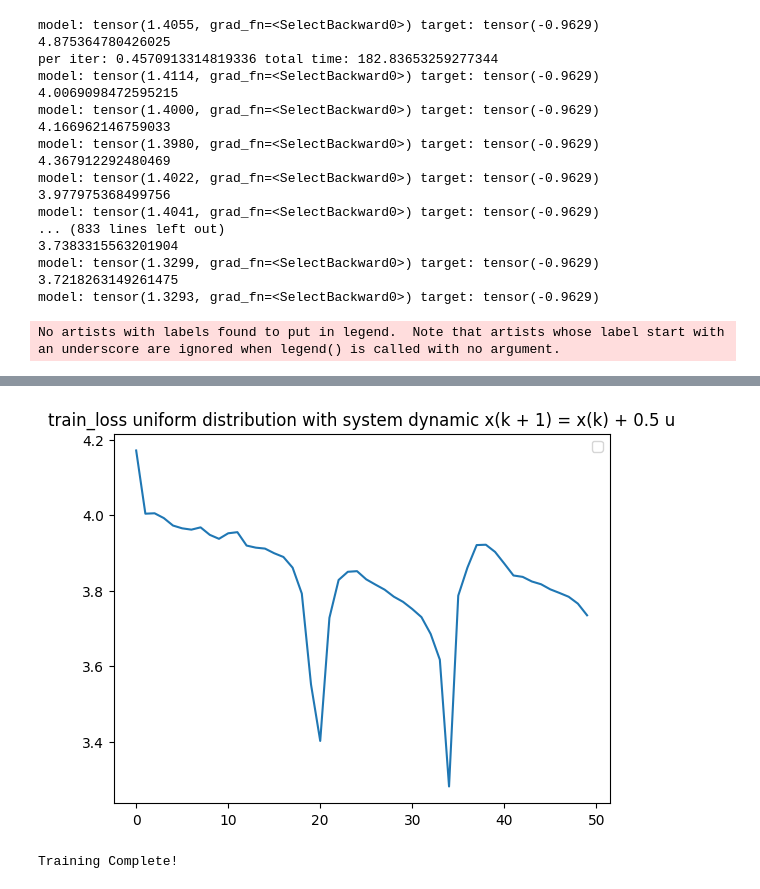
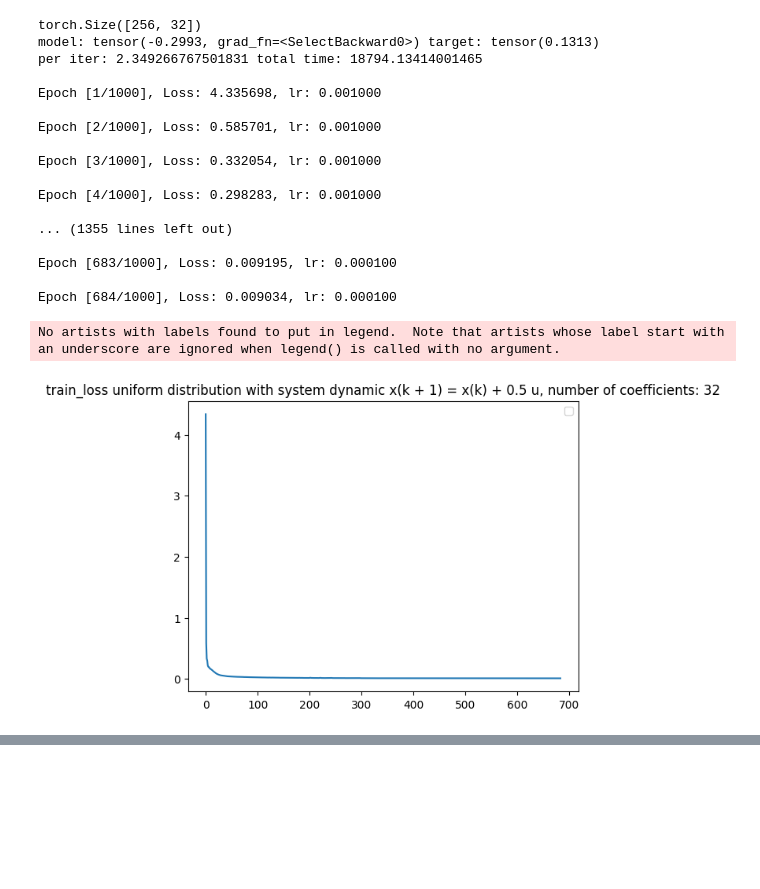
Before and after one commit to Justus-ui/Recursive_kan, a Jupyter notebook: train.ipynb, the cells around one changed output, grey strips where cells are left out. Drawn from its saved outputs; the diff is of its cells as text; code cells hidden in the pictures; blank space fills up the shorter version.

```diff
--- a/train.ipynb
+++ b/train.ipynb
@@ -79,66 +69,65 @@ def test_crit(model):
 # %%
+############ Empircally we need loss < 0.01
 import time
-tested = True
-count = 0
 criterion.verbose = True
-epochs = 50  # Number of epochs to train
+epochs = 1000  # Number of epochs to train
 train_loss = []
 test_loss = []
 model.train()  # Set the model to training mode
 show = True
+decreased = False
+optimizer = optim.AdamW(model.parameters(), lr=0.001, weight_decay=1e-5)
+#scheduler = torch.optim.lr_scheduler.ReduceLROnPlateau(optimizer, mode='min', factor=0.5, patience=50, eps = 1e-4)
 for epoch in range(epochs):
     running_loss = 0.0
     for samples in range(n_samples // batch_size):
         start_time = time.time()
         model.init_hidden(batch_size = batch_size)
         optimizer.zero_grad()
         outputs, control = model(gen_sample(batch_size = batch_size, N_agents = N_Agents, in_dim = in_dim))
-        loss = criterion(x = outputs, u = control) + model.penalty #* 1e-2 ## punishment on leaving the rect
+        loss = criterion(x = outputs, u = control) + model.penalty # punishment on leaving the rect
         loss.backward()
-        #print(loss, "captured")
         optimizer.step()
         running_loss += loss.item()
-        print(loss.item())
-        #print(running_loss, "added")
-        #scheduler.step(epoch + samples / (n_samples // batch_size))
-        #print(optimizer.param_groups[0]['lr'], 'learning rate'
         if show:
             show = False
-            criterion.verbose = True
+            criterion.verbose = False
             print("per iter:", time.time()- start_time,"total time:" , (time.time()- start_time) * (n_samples / batch_size) * epochs)
+    avg_loss = running_loss / (n_samples // batch_size)
+    ### He gets stuck here and often times not unstuck!
+    if avg_loss < 0.011 and not decreased:
+        for param_group in optimizer.param_groups:
+            param_group['lr'] *= 0.1
+        decreased = True
+    if avg_loss < 0.009:
+        break
 
-    avg_loss = running_loss / (n_samples // batch_size)
+    #scheduler.step(avg_loss) #### In our case test loss is the same as train loss
+    print()
     train_loss.append(avg_loss)
-    #if (avg_loss < 0.1) and (tested):
-    #    test_crit(model)
-    #    count += 1
-    #    if count > 5:
-    #        tested = False
-
-    #if avg_loss < 0.004: ## converged
-    #    break
-    print(f"Epoch [{epoch+1}/{epochs}], Loss: {avg_loss:.6f}")
+    print(f"Epoch [{epoch + 1}/{epochs}], Loss: {avg_loss:.6f}, lr: {optimizer.param_groups[0]['lr']:6f}")
 plt.plot(train_loss)
-plt.title(f'train_loss uniform distribution with system dynamic x(k + 1) = x(k) + {lam} u')
+plt.title(f'train_loss uniform distribution with system dynamic x(k + 1) = x(k) + {lam} u, number of coefficients: {criterion.k_compare}')
 plt.legend()
 plt.show()
 print("Training Complete!")
 # %% [output]
-model: tensor(1.4055, grad_fn=<SelectBackward0>) target: tensor(-0.9629)
-4.875364780426025
-per iter: 0.4570913314819336 total time: 182.83653259277344
-model: tensor(1.4114, grad_fn=<SelectBackward0>) target: tensor(-0.9629)
-4.0069098472595215
-model: tensor(1.4000, grad_fn=<SelectBackward0>) target: tensor(-0.9629)
-4.166962146759033
-model: tensor(1.3980, grad_fn=<SelectBackward0>) target: tensor(-0.9629)
-4.367912292480469
-model: tensor(1.4022, grad_fn=<SelectBackward0>) target: tensor(-0.9629)
-3.977975368499756
-model: tensor(1.4041, grad_fn=<SelectBackward0>) target: tensor(-0.9629)
-... (833 lines left out)
-3.7383315563201904
-model: tensor(1.3299, grad_fn=<SelectBackward0>) target: tensor(-0.9629)
-3.7218263149261475
-model: tensor(1.3293, grad_fn=<SelectBackward0>) target: tensor(-0.9629)
+torch.Size([256, 32])
+model: tensor(-0.2993, grad_fn=<SelectBackward0>) target: tensor(0.1313)
+per iter: 2.349266767501831 total time: 18794.13414001465
+
+Epoch [1/1000], Loss: 4.335698, lr: 0.001000
+
+Epoch [2/1000], Loss: 0.585701, lr: 0.001000
+
+Epoch [3/1000], Loss: 0.332054, lr: 0.001000
+
+Epoch [4/1000], Loss: 0.298283, lr: 0.001000
+
+... (1355 lines left out)
+
+Epoch [683/1000], Loss: 0.009195, lr: 0.000100
+
+Epoch [684/1000], Loss: 0.009034, lr: 0.000100
 No artists with labels found to put in legend.  Note that artists whose label start with an underscore are ignored when legend() is called with no argument.
+[figure, new version]
@@ -147,5 +135,3 @@ Epoch [50/50], Loss: 3.734683
-[figure, old version]
-Training Complete!
 # %%
 criterion.verbose = True
 inital_state = gen_sample(batch_size = 256, N_agents = N_Agents, in_dim = in_dim)
```
Also changed, not shown: parts of 15 cells of this notebook, 18 other files.
